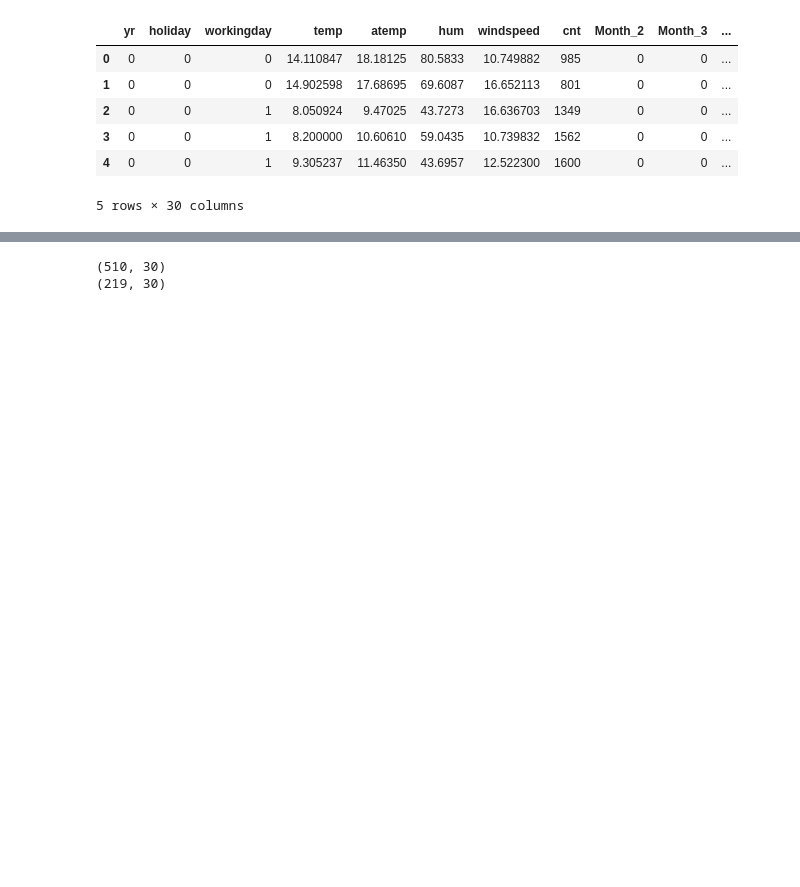
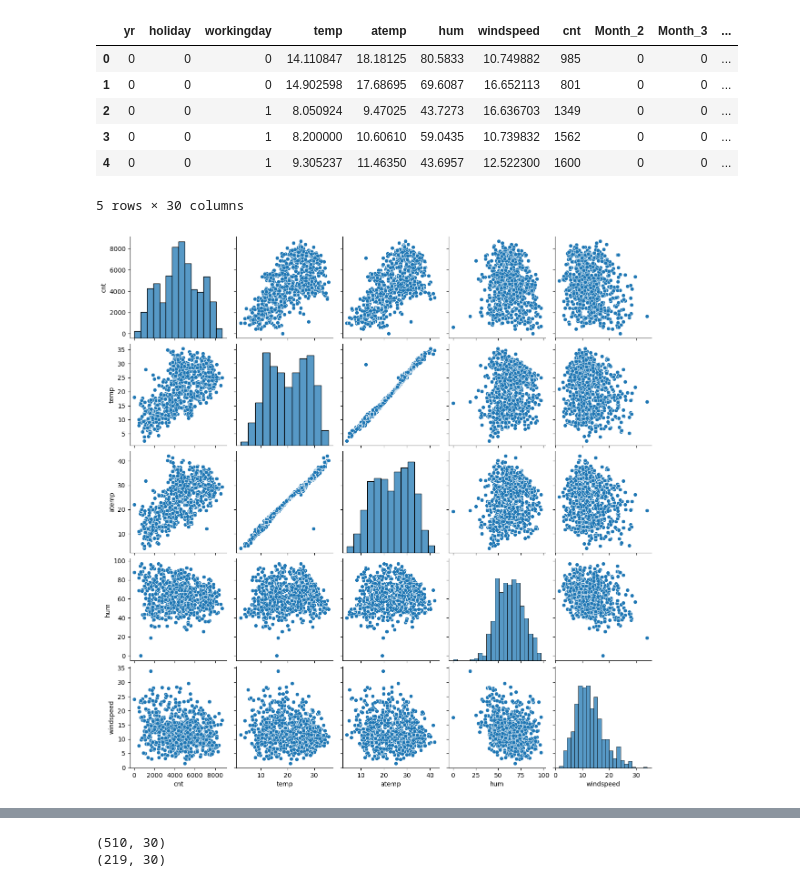
Before and after one commit to ashandish/Bike_Sharing_Linear_Model, a Jupyter notebook: Bike_Sharing_Assignment.ipynb, the cells around one changed output, grey strips where cells are left out. Drawn from its saved outputs; the diff is of its cells as text; code cells hidden in the pictures; blank space fills up the shorter version.

```diff
--- a/Bike_Sharing_Assignment.ipynb
+++ b/Bike_Sharing_Assignment.ipynb
@@ -189,3 +177,10 @@ Index(['yr', 'holiday', 'workingday', 'temp', 'atemp', 'hum', 'windspeed',
 | 3 | 0 | 0 | 1 | 8.200000 | 10.60610 | 59.0435 | 10.739832 | 1562 | 0 | 0 | ... |
 | 4 | 0 | 0 | 1 | 9.305237 | 11.46350 | 43.6957 | 12.522300 | 1600 | 0 | 0 | ... |
 5 rows × 30 columns
+# %%
+import seaborn as sns
+df5 = pd.read_csv("day5.csv")
+sns.pairplot(data=df5,vars=['cnt', 'temp', 'atemp', 'hum','windspeed'])
+plt.show()
+# %% [output]
+[figure, added]
```
Also changed, not shown: parts of 6 cells of this notebook.
